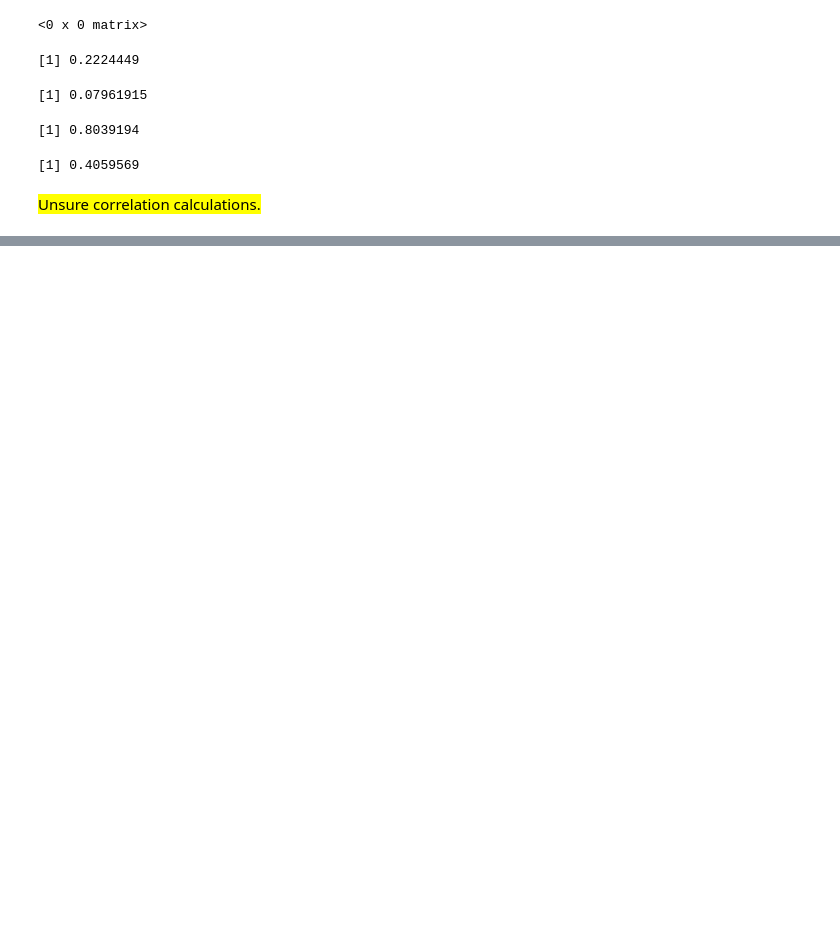
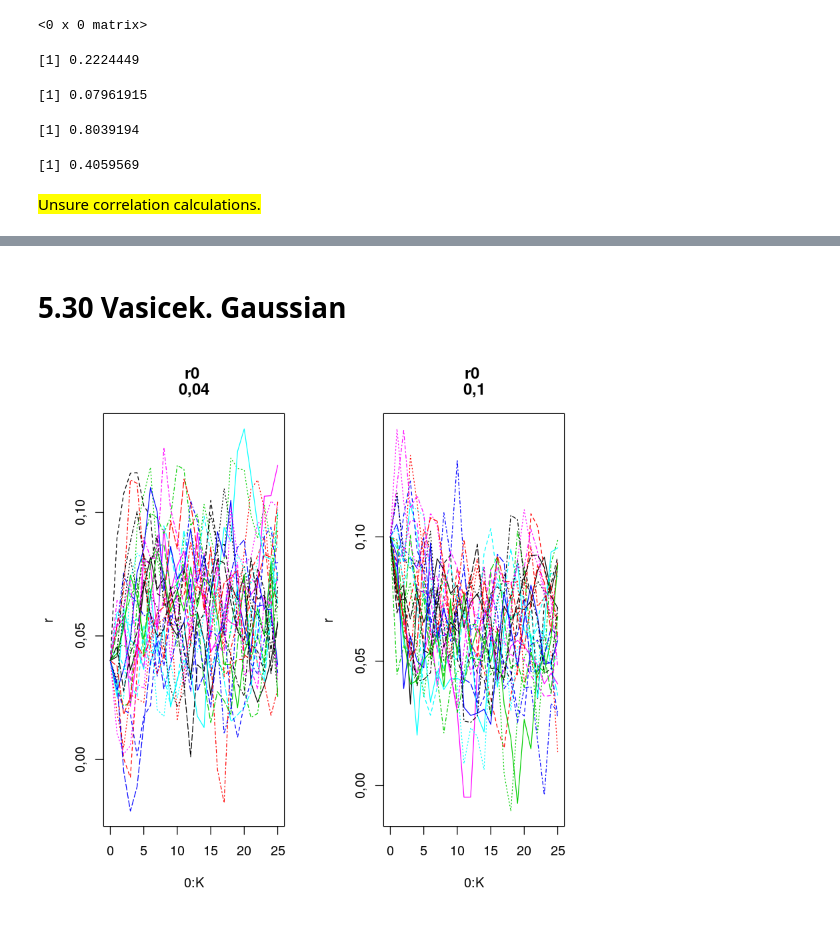
Before and after one commit to kaaja/Insc, a Jupyter notebook: w11/w11.ipynb, the cells around one changed output, grey strips where cells are left out. Saved outputs shown, nothing was run; the diff lists cells and outputs as text; code cells hidden in the pictures; blank space fills up the shorter version.

```diff
--- a/w11/w11.ipynb
+++ b/w11/w11.ipynb
@@ -158,0 +210,25 @@ I solved these, but the solutions didn't save to disk. Will not repeat this. See
+# %% [markdown]
+# 5.30 Vasicek. Gaussian
+# %%
+xi = .062
+sigma = .018
+a = .71
+r0s = c(.04, .1)
+K = 25
+m = 25
+
+par(mfrow = c(1, length(r0s)))
+for (r0 in r0s){
+    x0 = r0-xi
+    X = matrix(x0, K+1, m) # Matrix with all elements equal to x0
+
+    for (k in 1:K+1){
+        X[k,] = a*X[k-1,] + sigma*rnorm(m) # All MC in one go. One MC per column
+    }
+    r = xi + X
+
+    matplot(0:K, r, "l")
+    title(c('r0 ', r0))
+}
+# %% [output]
+[figure, added]
```
Also changed, not shown: parts of 11 cells of this notebook.
